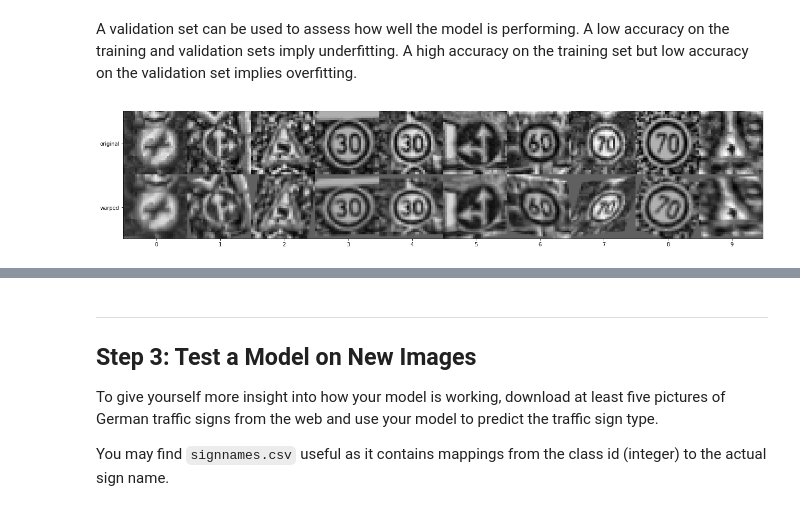
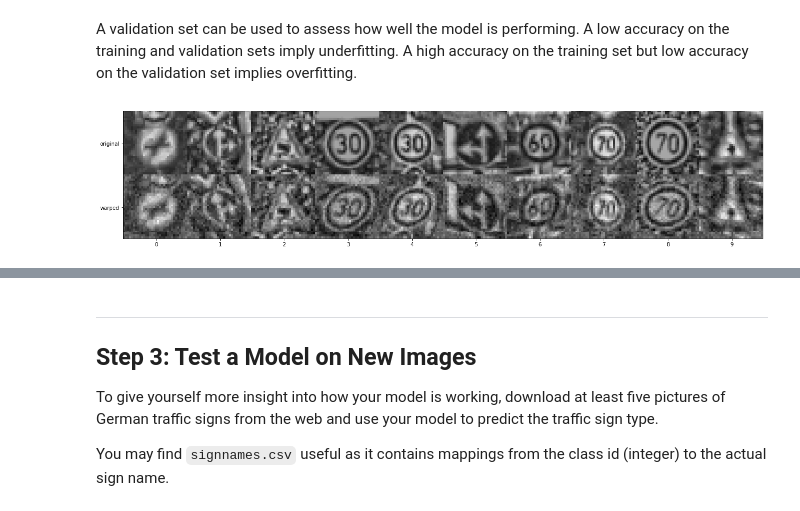
Before and after one commit to corrado9999/CarND-Traffic-Sign-Classifier-Project, a Jupyter notebook: Traffic_Sign_Classifier.ipynb, the cells around one changed output, grey strips where cells are left out. Saved outputs shown, nothing was run; the diff lists cells and outputs as text; code cells hidden in the pictures.

Commit message:
* Cleaned up some old code.  * Removed color adaptive equalization, because not sure whether it has been    correctly applied or not.  * Added noise application to data augmentation.

```diff
--- a/Traffic_Sign_Classifier.ipynb
+++ b/Traffic_Sign_Classifier.ipynb
@@ -183,9 +183,6 @@ def grayscale(image):
     return cv2.cvtColor(image, cv2.COLOR_RGB2YUV)[...,0] / 255.
 
 def normalize(images):
-#     min = images.min((1,2))[:,None,None,...]
-#     max = images.max((1,2))[:,None,None,...]
-#     return (images - min) / (max - min)
     images =  ((images - images.mean((1,2))[:,None,None,...])
                /images.std((1,2))[:,None,None,...])[...,None]/3
     return np.minimum(1, np.maximum(images, -1))
@@ -196,7 +193,7 @@ def rgb2hsv(image):
 def hsv2rgb(image):
     return cv2.cvtColor((image * [[[1., 255, 255]]]).astype('uint8'), cv2.COLOR_HSV2RGB)
 
-def hsv_enhance(image, exp=0.375):
+def hsv_enhance(image, exp=0.5):
     return hsv2rgb(rgb2hsv(image) ** [[[1.,exp,exp]]])
 
 def preprocess(image_data, method='hsv'):
@@ -212,17 +209,13 @@ def preprocess(image_data, method='hsv'):
                         for image in tqdm.tqdm_notebook(image_data, unit='images')])
 
     elif method == 'enhanced hsv':
-        img = np.array([grayscale(hsv_enhance(image, 0.5))
+        img = np.array([grayscale(hsv_enhance(image))
                         for image in tqdm.tqdm_notebook(image_data, unit='images')])
 
     elif method == 'equalized gray':
         img = np.array([skimage.exposure.equalize_adapthist(grayscale(image))
                         for image in tqdm.tqdm_notebook(image_data, unit='images')])
 
-    elif method == 'equalized color':
-        img = np.array([skimage.exposure.equalize_adapthist(image)
-                        for image in tqdm.tqdm_notebook(image_data, unit='images')])
-
     return normalize(img)
 # %%
 from sklearn.utils import shuffle
@@ -381,48 +374,54 @@ def getbar(frac, length=70):
 from sklearn.utils import resample
 import skimage.transform
 
-class AffineDataAugmenter(object):
-    """Tool for dynamically augment image data by applying affine transformations.
+class DataAugmenter(object):
+    """Tool for dynamically augment image data.
     Transformations are pre-generated during __init__ and randomly applied through
     function calls (__call__).
     Arguments
         num: number of transformations to be generated
-        centre: centre of rotation/shearing
+        shape: image shape (with channels)
         mean: mean values for scale_x, scale_y, rotation, shear (default=1,1,0,0)
         sigma: sigma values for scale_x, ... (default= 0.2, 0.2, 30°, 30°)
+        noise: sigma of random noise to apply
     """
-    def __init__(self, num, centre, mean=None, sigma=None):
+    def __init__(self, num, shape, mean=None, sigma=None, noise=None):
         #                     sx  sy        rotation           shear
         if mean is None:
             mean  = np.array([ 1,  1,              0,              0])[:,None]
         if sigma is None:
             sigma = np.array([.2, .2, np.radians(30), np.radians(30)])[:,None] / 3
         scale_x, scale_y, rotation, shearing = np.random.randn(4, num) * sigma + mean
         # rotations and shearing are w.r.t. the upper left corner so, in order to refer them to the image
         # centre, we need to translate it to the corner, apply the transformation and roll back to the centre
+        centre = [-x/2. for x in shape[:2]]
         recenter = skimage.transform.SimilarityTransform(translation=centre)
         self.transforms = [
             recenter + skimage.transform.AffineTransform(None, (sx,sy), rot, shr, -recenter.translation)
             for sx, sy, rot, shr in zip(scale_x, scale_y, rotation, shearing)
         ]
+        if noise:
+            self.noise = np.random.randn(num, *shape)*noise
 
     def __call__(self, batch, seed=None):
         transforms = resample(self.transforms, random_state=seed, n_samples=len(batch))
-        return [
+        noise = resample(self.noise, random_state=2*seed+1 if seed is None else None, n_samples=len(batch))
+        return noise + [
             skimage.transform.warp(x, t.inverse)
             for x,t in zip(batch, transforms)
         ]
 
-aug = AffineDataAugmenter(100, [-x/2 for x in X_train.shape[1:3]])
+augmenter = DataAugmenter(100, X_train.shape[1:], noise=.1)
+
 plt.figure(figsize=(18,24))
-plt.imshow(np.vstack([np.hstack(X_train[:10000,...,0][::1000]),
-                      np.hstack(aug(X_train[:10000,...,0][::1000], 0))]),
+plt.imshow(np.vstack([np.hstack(X_train[:10000,...][::1000])[...,0],
+                      np.hstack(augmenter(X_train[:10000,...][::1000], 0))[...,0]]),
            cmap='gray')
 plt.xticks(range(16,320,32), range(10))
 plt.yticks([16,48], ['original', 'warped'])
 plt.tight_layout()
 # %% [output]
-[figure, old version]
+[figure, new version]
 # %%
 import tqdm
 import sys
```
Also changed, not shown: parts of 3 cells of this notebook.
